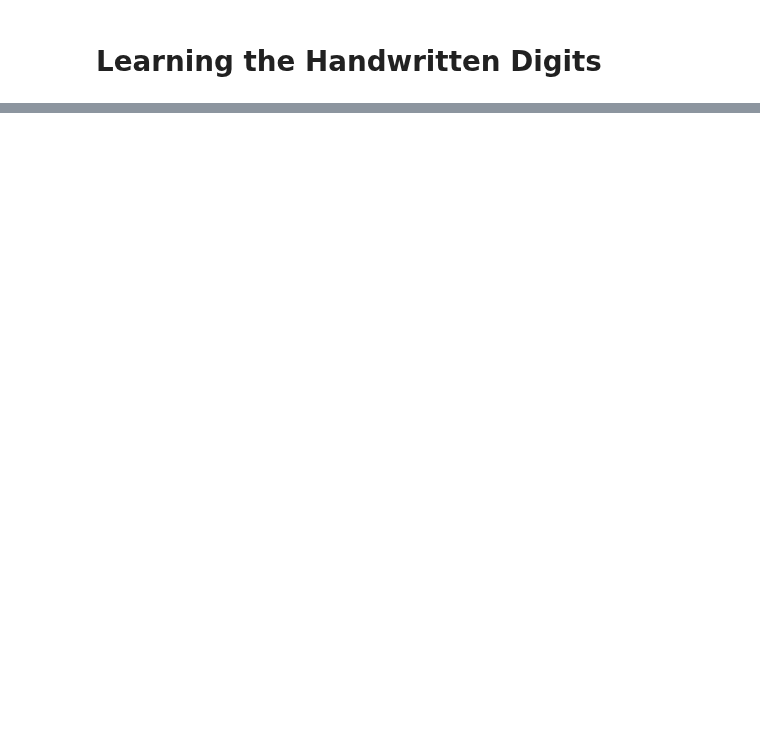
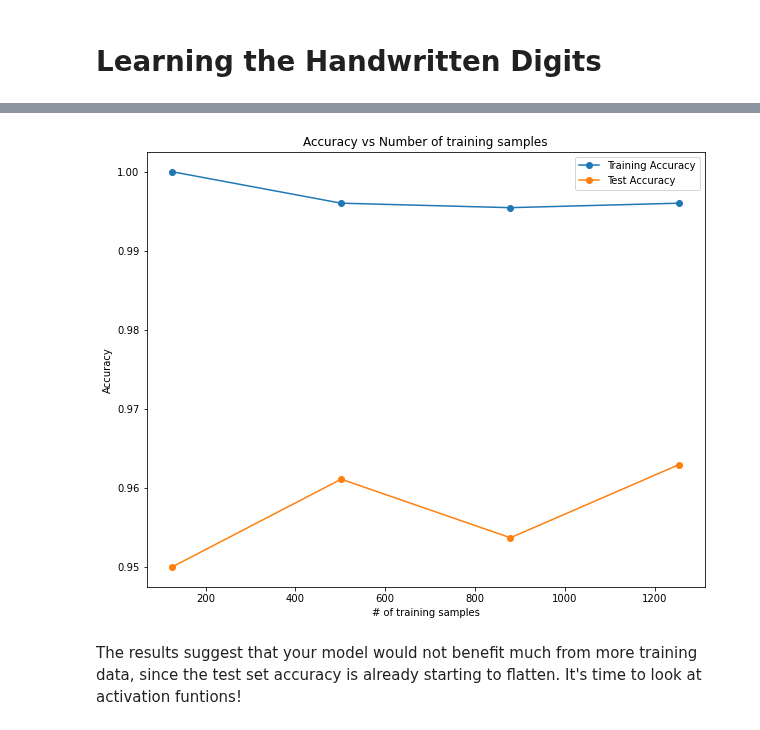
Before and after one commit to anmorgan24/Springboard, a Jupyter notebook: Keras/Handwritten_digits/Learning_the_handwritten_digits.ipynb, the cells around one changed output, grey strips where cells are left out. Saved outputs shown, nothing was run; the diff lists cells and outputs as text; code cells hidden in the pictures; blank space fills up the shorter version.

```diff
--- a/Keras/Handwritten_digits/Learning_the_handwritten_digits.ipynb
+++ b/Keras/Handwritten_digits/Learning_the_handwritten_digits.ipynb
@@ -24,0 +105,26 @@ X_train, X_test, y_train, y_test = train_test_split(X, y, test_size=0.3)
+# %%
+def plot_results(train_accs,test_accs):
+    plt.plot(training_sizes, train_accs, 'o-', label="Training Accuracy")
+    plt.plot(training_sizes, test_accs, 'o-', label="Test Accuracy")
+    plt.title('Accuracy vs Number of training samples')
+    plt.xlabel('# of training samples')
+    plt.ylabel('Accuracy')
+    plt.legend(loc="best")
+# %%
+initial_weights = model.get_weights()
+# %%
+early_stop = EarlyStopping(monitor='loss', patience=1)
+train_accs, test_accs = [], []
+training_sizes = [125, 502, 879, 1255]
+# %%
+for size in training_sizes:
+  	# Get a fraction of training data (we only care about the training data)
+    X_train_frac, y_train_frac = X_train[:size], y_train[:size]
+
+    # Reset the model to the initial weights and train it on the new training data fraction
+    model.set_weights(initial_weights)
+    model.fit(X_train_frac, y_train_frac, epochs = 50, callbacks = [early_stop])
+
+    # Evaluate and store both: the training data fraction and the complete test set results
+    train_accs.append(model.evaluate(X_train_frac, y_train_frac)[1])
+    test_accs.append(model.evaluate(X_test, y_test)[1])
@@ -24,0 +149,7 @@ X_train, X_test, y_train, y_test = train_test_split(X, y, test_size=0.3)
+# %%
+# Plot train vs test accuracies
+plot_results(train_accs, test_accs)
+# %% [output]
+[figure, added]
+# %% [markdown]
+The results suggest that your model would not benefit much from more training data, since the test set accuracy is already starting to flatten. It's time to look at activation funtions!
```
Also changed, not shown: parts of 12 cells of this notebook.
